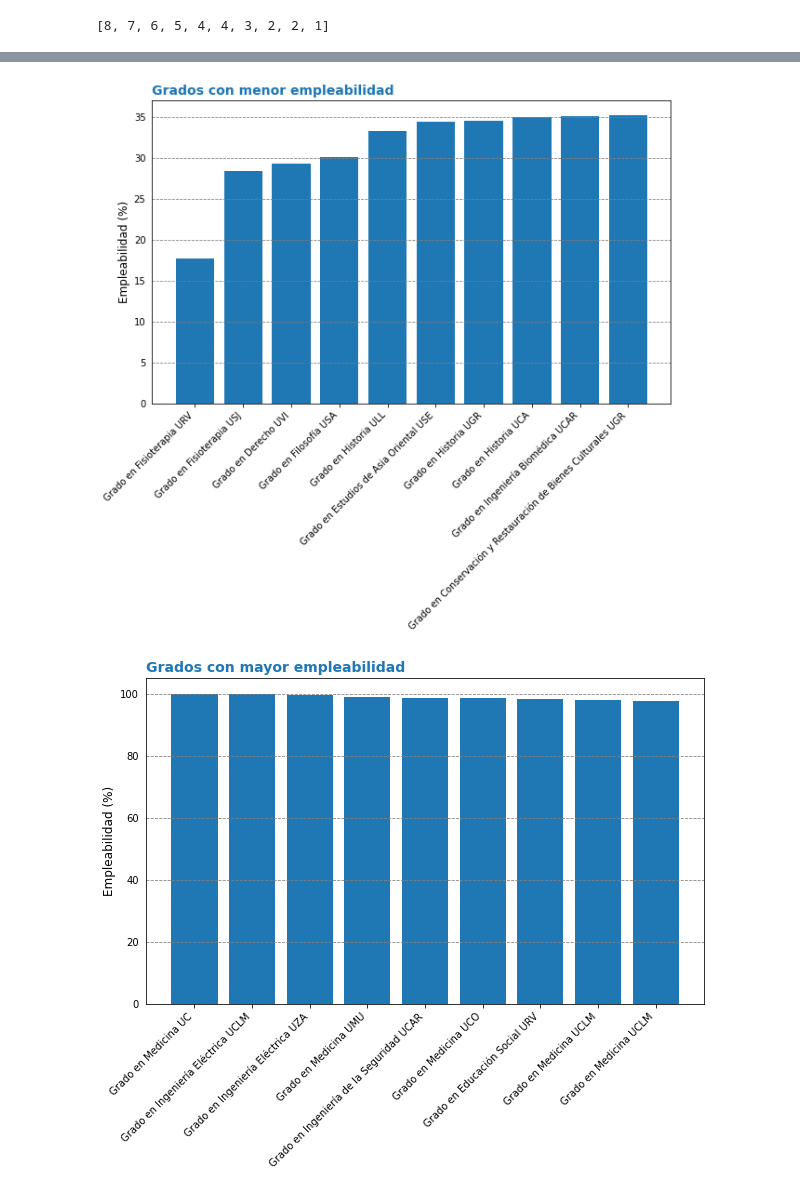
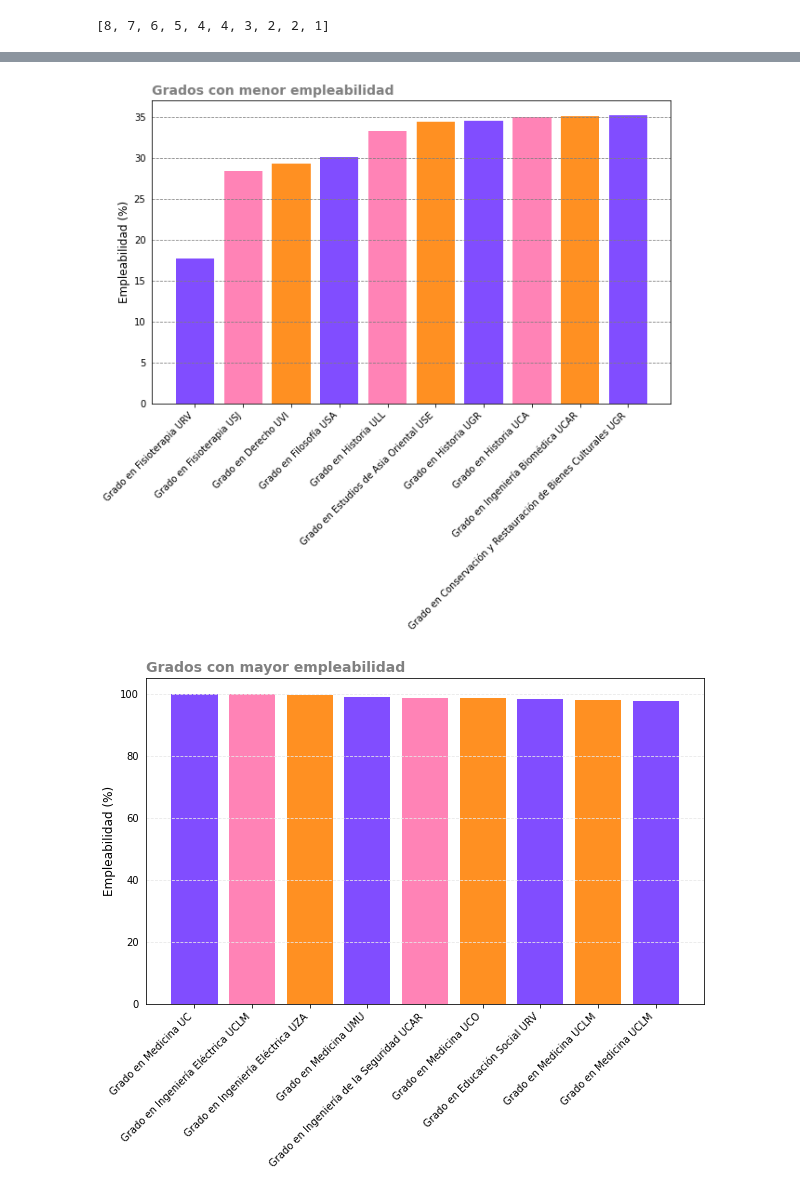
Before and after one commit to Dacarpe03/SIC_Big_Data_CDC, a Jupyter notebook: Scripts/Grafiquitas.ipynb, the cells around one changed output, grey strips where cells are left out. Drawn from its saved outputs; the diff is of its cells as text; code cells hidden in the pictures.

```diff
--- a/Scripts/Grafiquitas.ipynb
+++ b/Scripts/Grafiquitas.ipynb
@@ -92,14 +79,15 @@ for x in myresult:
     empleabilidad.append(x[2])
 # %%
 fig, ax = plt.subplots(figsize=(10,6))
-ax.bar(grados, empleabilidad)
+paleta=['#814DFF', '#FF83B6', '#FF9022']
+ax.bar(grados, empleabilidad, color=paleta)
 ax.tick_params(left=False)
 ax.set_xticklabels(grados, rotation =45, ha='right')
 plt.ylabel('Empleabilidad (%)', fontsize=12)
-ax.set_title('Grados con menor empleabilidad', loc = 'left', fontdict={'fontsize':14, 'fontweight':'bold', 'color':'tab:blue'})
+ax.set_title('Grados con menor empleabilidad', loc = 'left', fontdict={'fontsize':14, 'fontweight':'bold', 'color':'gray'})
 ax.grid(axis ='y', color = 'gray', linestyle = 'dashed')
 # %% [output]
-[figure, old version]
+[figure, new version]
 # %%
 mycursor.execute("select id_fac, nombre, empleabilidad from Grados where empleabilidad is not null  order by empleabilidad desc limit 10;")
 myresult=mycursor.fetchall()
@@ -118,14 +106,15 @@ for x in myresult:
     empleabilidad.append(x[2])
 # %%
 fig, ax = plt.subplots(figsize=(10,6))
-ax.bar(grados, empleabilidad)
+paleta=['#814DFF', '#FF83B6', '#FF9022']
+ax.bar(grados, empleabilidad, color=paleta)
 ax.tick_params(left=False)
 ax.set_xticklabels(grados, rotation =45, ha='right')
 plt.ylabel('Empleabilidad (%)', fontsize=12)
-ax.set_title('Grados con mayor empleabilidad', loc = 'left', fontdict={'fontsize':14, 'fontweight':'bold', 'color':'tab:blue'})
-ax.grid(axis ='y', color = 'gray', linestyle = 'dashed')
+ax.set_title('Grados con mayor empleabilidad', loc = 'left', fontdict={'fontsize':14, 'fontweight':'bold', 'color':'gray'})
+ax.grid(axis ='y', color = '#e8e8e8', linestyle = 'dashed')
 # %% [output]
-[figure, old version]
+[figure, new version]
 # %%
 mycursor.execute("select id_fac, nombre, nota_corte, nota_corte_ant, nota_corte*100/nota_corte_ant-1 as incremento from Grados where nota_corte_ant <> 5 order by incremento desc limit 10;")
 myresult=mycursor.fetchall()
```
Also changed, not shown: parts of 5 cells of this notebook.
